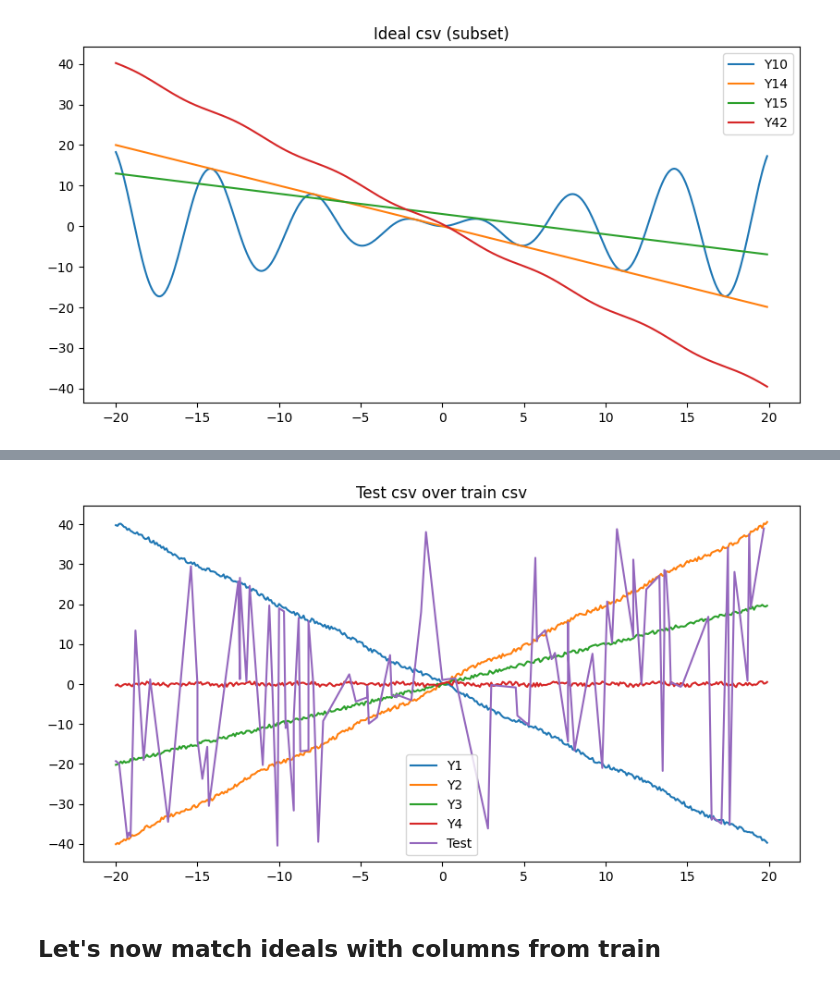
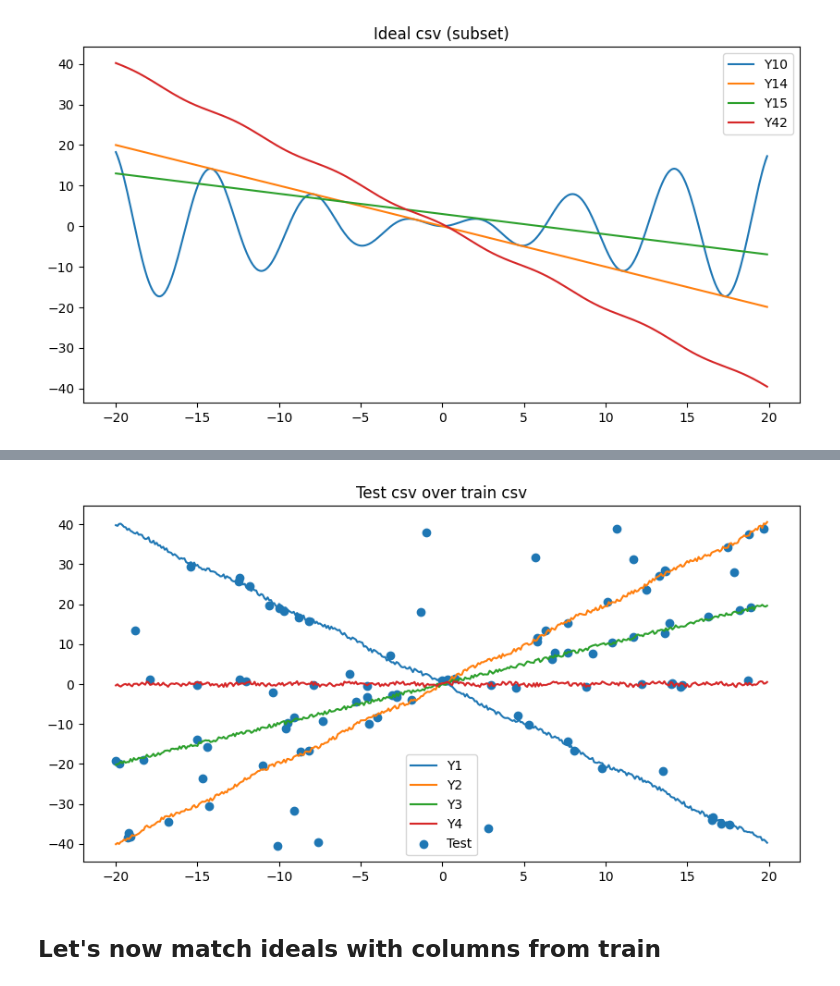
Before and after one commit to sukhitashvili/python_project, a Jupyter notebook: homework.ipynb, the cells around one changed output, grey strips where cells are left out. Drawn from its saved outputs; the diff is of its cells as text; code cells hidden in the pictures.

```diff
--- a/homework.ipynb
+++ b/homework.ipynb
@@ -148,19 +135,19 @@ plt.show()
 # %%
 # plot lines
 test_csv_sorted = test_csv.sort_values(by=['x'])
 plt.figure(figsize=[10, 5])
 plt.title('Test csv over train csv')
 
 # plot lines
 y_cols = train_csv.columns[1:]
 for y_col in y_cols:
     plt.plot(train_csv['x'], train_csv[y_col], label=y_col.title())
 
-plt.plot(test_csv_sorted['x'], test_csv_sorted['y'], label="Test")
+plt.scatter(test_csv_sorted['x'], test_csv_sorted['y'], label="Test")
 plt.legend()
 plt.show()
 # %% [output]
-[figure, old version]
+[figure, new version]
 # %% [markdown]
 ## Let's now match ideals with columns from train
 # %%
```
Also changed, not shown: parts of 4 cells of this notebook.
